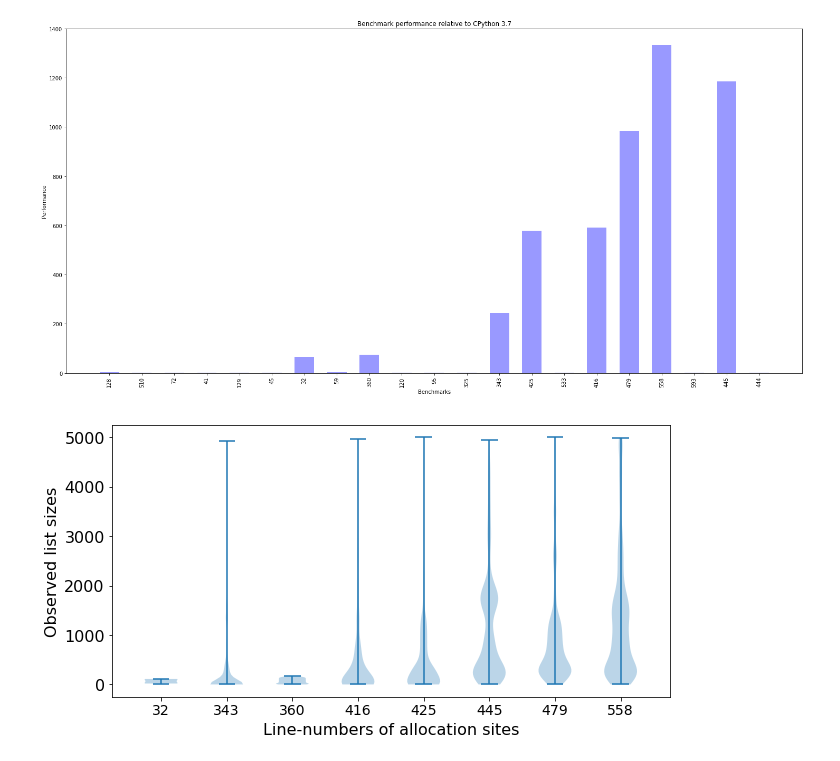
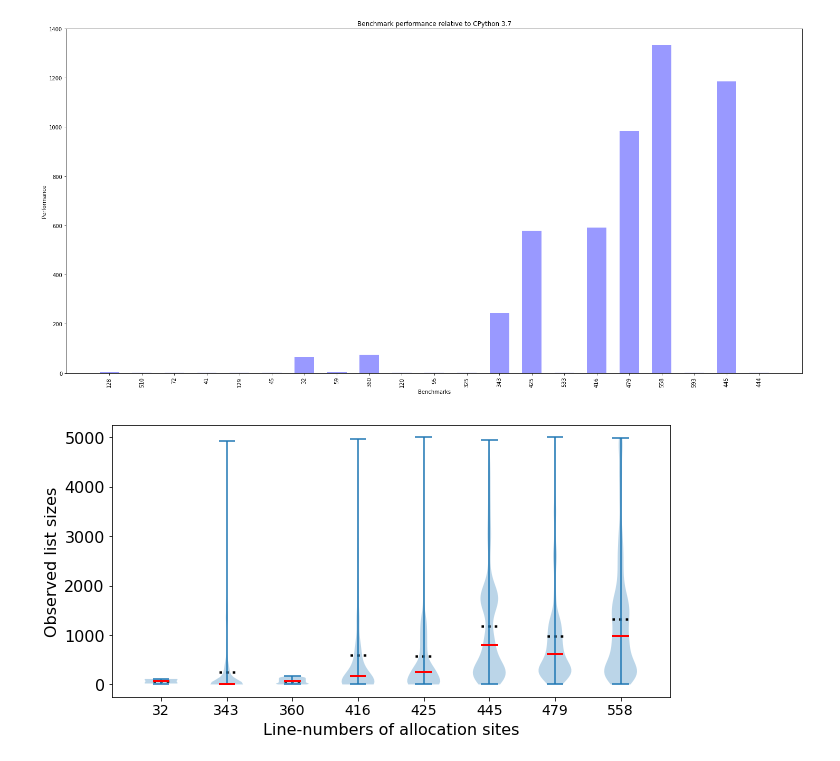
Before and after one commit to timfel/papers, a Jupyter notebook: benchmark_diagramm.ipynb, the cells around one changed output. Saved outputs shown, nothing was run; the diff lists cells and outputs as text; code cells hidden in the pictures.

Commit message:
Added median/average to diagram creation script

```diff
--- a/benchmark_diagramm.ipynb
+++ b/benchmark_diagramm.ipynb
@@ -90,9 +96,15 @@ def set_axis_style(ax, labels):
 # %%
 
 fig, ax1 = plt.subplots(nrows=1, ncols=1, figsize=(10, 5), sharey=True)
 ax1.set_ylabel('Observed list sizes', fontsize=16)
 ax1.tick_params(labelsize=16)
-ax1.violinplot(lines.values())
+violin = ax1.violinplot(lines.values(), showmedians = True, showmeans = True)
+violin['cmedians'].set_color("Red")
+violin['cmedians'].set_linestyle("-")
+violin['cmedians'].set_linewidth(2)
+violin['cmeans'].set_color("Black")
+violin['cmeans'].set_linestyle(":")
+violin['cmeans'].set_linewidth(2.5)
 set_axis_style(ax1, lines.keys())
 # %% [output]
-[figure, old version]
+[figure, new version]
```
Also changed, not shown: parts of 3 cells of this notebook.
